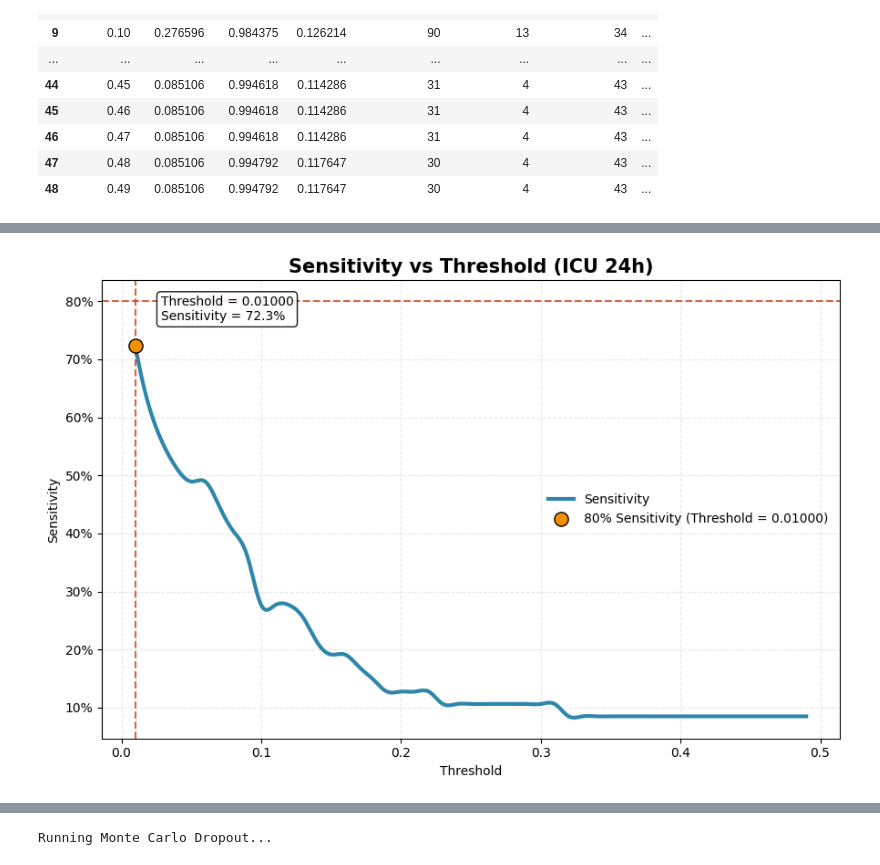
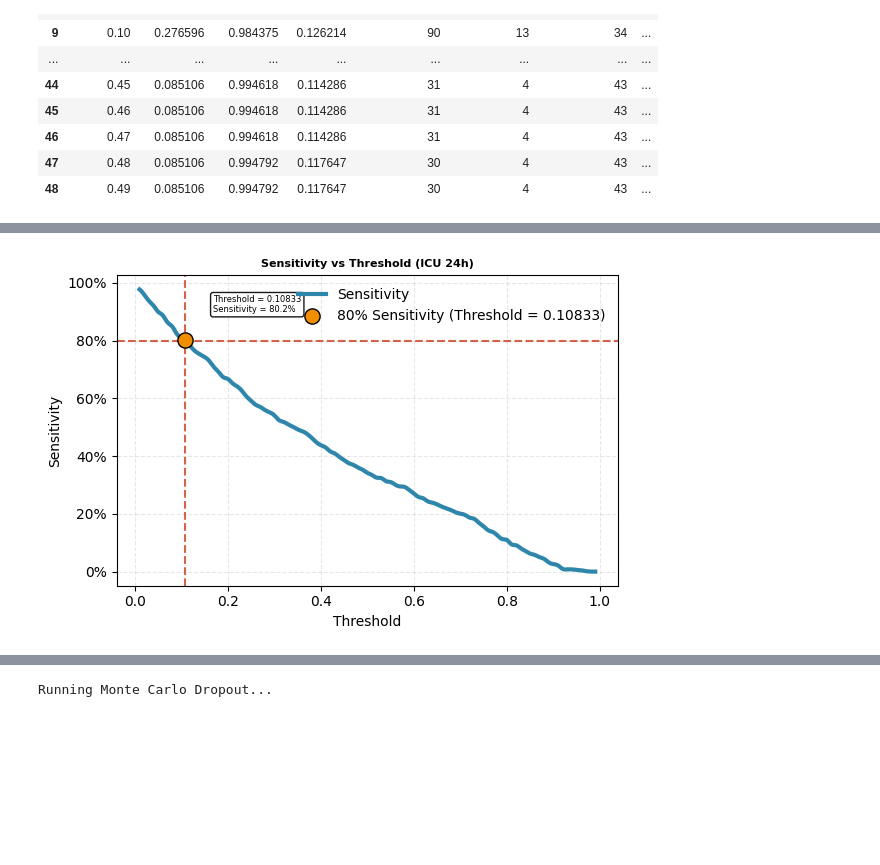
Before and after one commit to cookiehyun/Q-Model, a Jupyter notebook: Medical_DA_in_DL.ipynb, the cells around one changed output, grey strips where cells are left out. Saved outputs shown, nothing was run; the diff lists cells and outputs as text; code cells hidden in the pictures; blank space fills up the shorter version.

```diff
--- a/Medical_DA_in_DL.ipynb
+++ b/Medical_DA_in_DL.ipynb
@@ -423,7 +429,7 @@ plt.show()
 # Class predictions at different thresholds using the BasicEncoderStaticMLP
 # %%
 
-def evaluate_thresholds(y_true, y_prob, thresholds=np.arange(0.01, 0.5, 0.01), cFP=1,
+def evaluate_thresholds(y_true, y_prob, thresholds=np.arange(0.01, 1, 0.01), cFP=1,
     cFN=1):
 
     results = []
@@ -641,7 +688,7 @@ idx = np.argmin(np.abs(y_smooth - target_sens))
 thr = x_smooth[idx]
 sens = y_smooth[idx]
 
-plt.figure(figsize=(9, 6))
+plt.figure(figsize=(6, 4))
 
 # Sensitivity curve
 plt.plot(
@@ -679,33 +726,33 @@ plt.axhline(
     linewidth=1.5,
     alpha=0.8
 )
 
 # Annotation
 plt.annotate(
     f"Threshold = {thr:.5f}\nSensitivity = {sens:.1%}",
     (thr, sens),
     xytext=(20, 20),
     textcoords="offset points",
-    fontsize=10,
+    fontsize=6,
     bbox=dict(boxstyle="round,pad=0.3", fc="white", alpha=0.9)
 )
 
 # Titles and labels
 plt.title(
     "Sensitivity vs Threshold (ICU 24h)",
-    fontsize=15,
+    fontsize=8,
     fontweight="bold"
 )
 plt.xlabel("Threshold")
 plt.ylabel("Sensitivity")
 
 # Optional: show y-axis as percentages
 plt.gca().yaxis.set_major_formatter(plt.matplotlib.ticker.PercentFormatter(1))
 
 plt.grid(True, linestyle="--", alpha=0.3)
 plt.legend(frameon=False)
 
 plt.tight_layout()
 plt.show()
 # %% [output]
-[figure, old version]
+[figure, new version]
```
Also changed, not shown: parts of 43 cells of this notebook, 6 other files.
